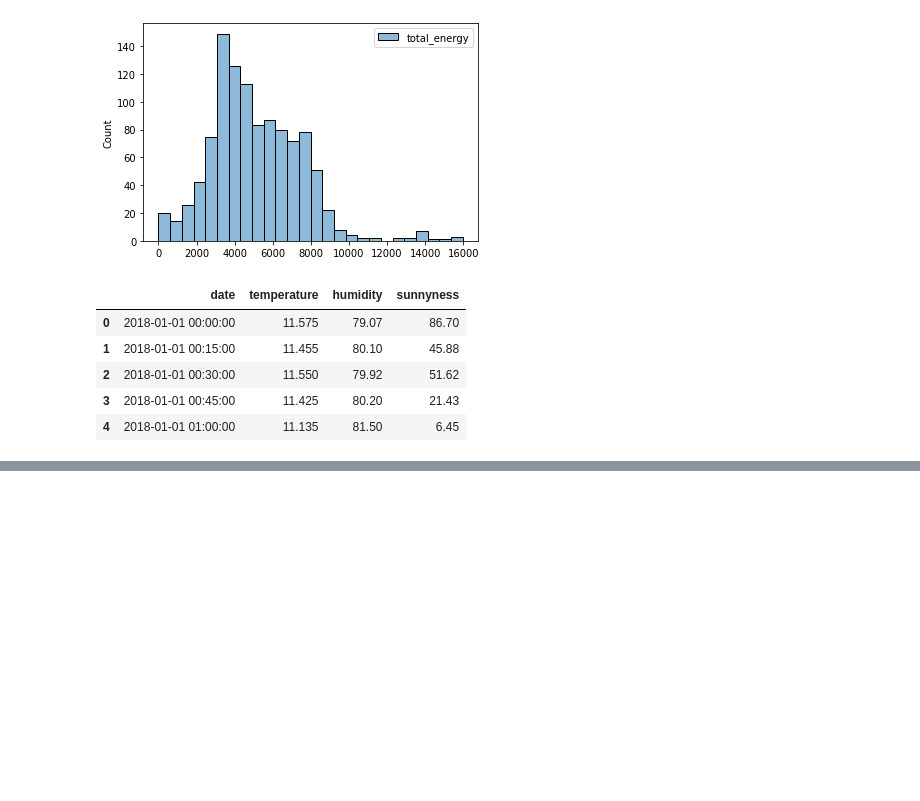
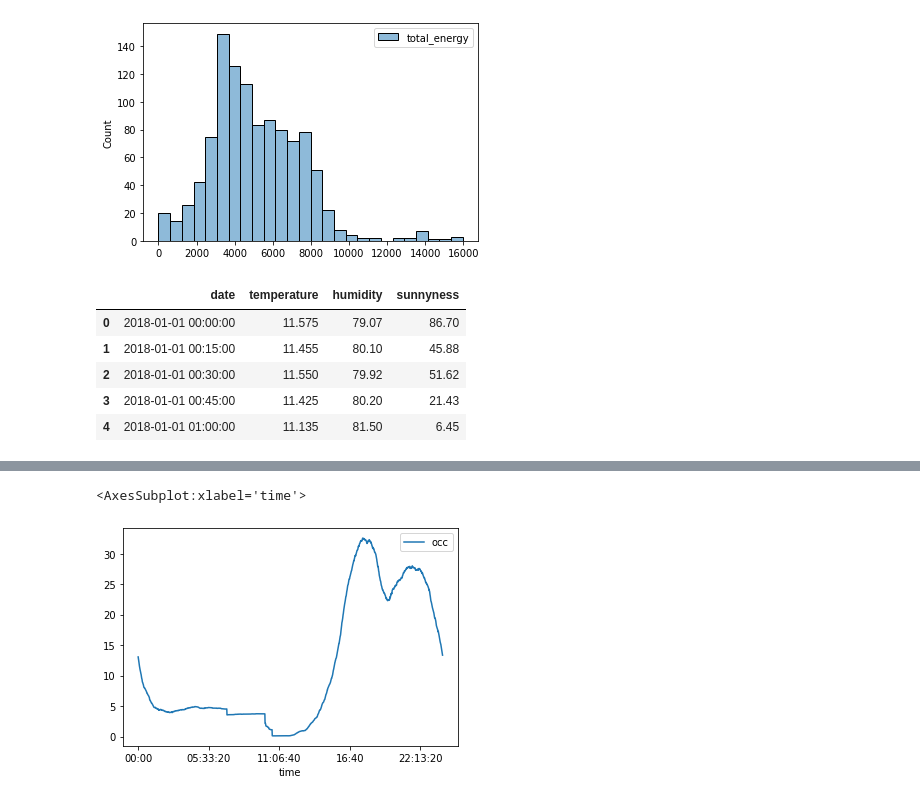
Before and after one commit to kmcguigan1/WATAI2023_energy_demand_modelling, a Jupyter notebook: build_data.ipynb, the cells around one changed output, grey strips where cells are left out. Saved outputs shown, nothing was run; the diff lists cells and outputs as text; code cells hidden in the pictures; blank space fills up the shorter version.

```diff
--- a/build_data.ipynb
+++ b/build_data.ipynb
@@ -47,0 +151,6 @@ weather.head()
+# %%
+temp = occupancy.groupby('time')[['occ']].mean().reset_index(drop=False)
+temp.plot(x='time', y='occ')
+# %% [output]
+<AxesSubplot:xlabel='time'>
+[figure, added]
```
Also changed, not shown: parts of 10 cells of this notebook, 2 other files.
